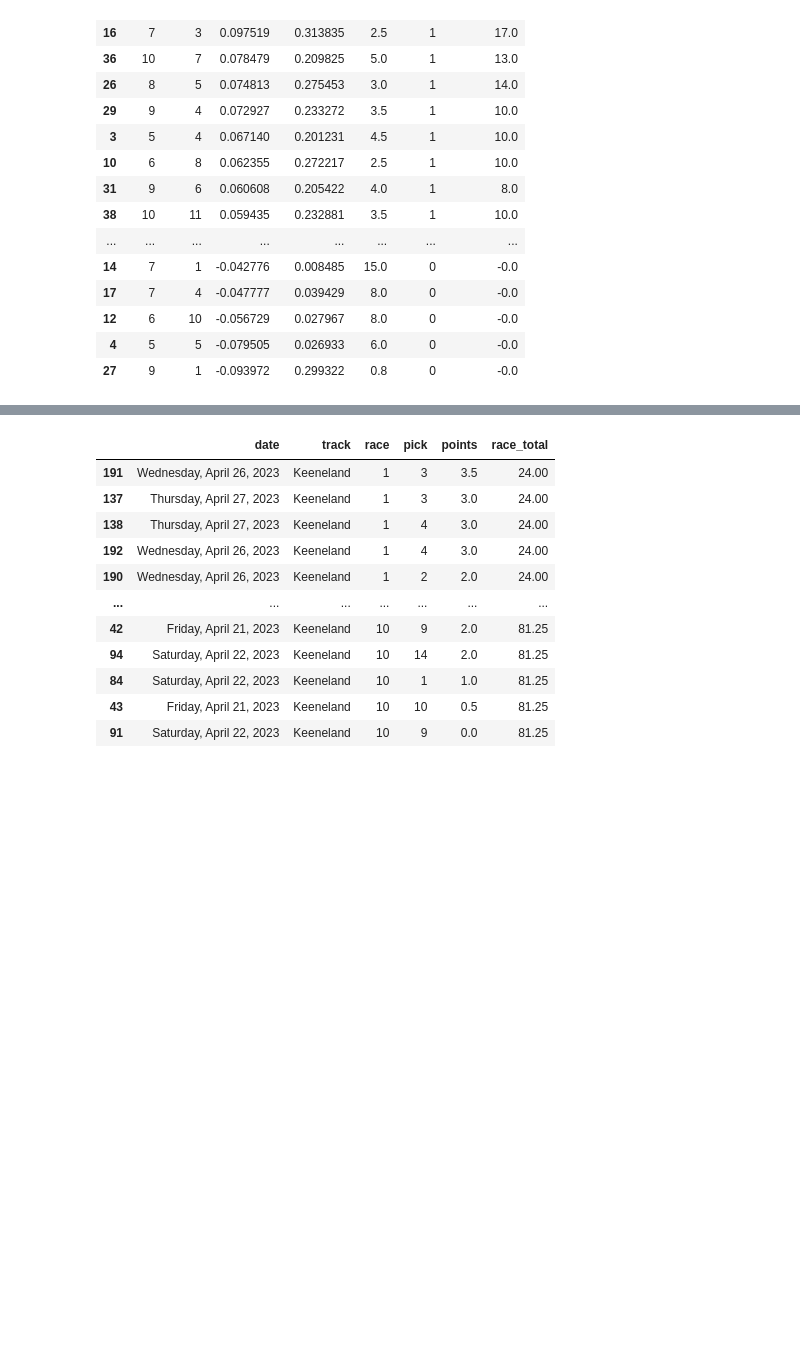
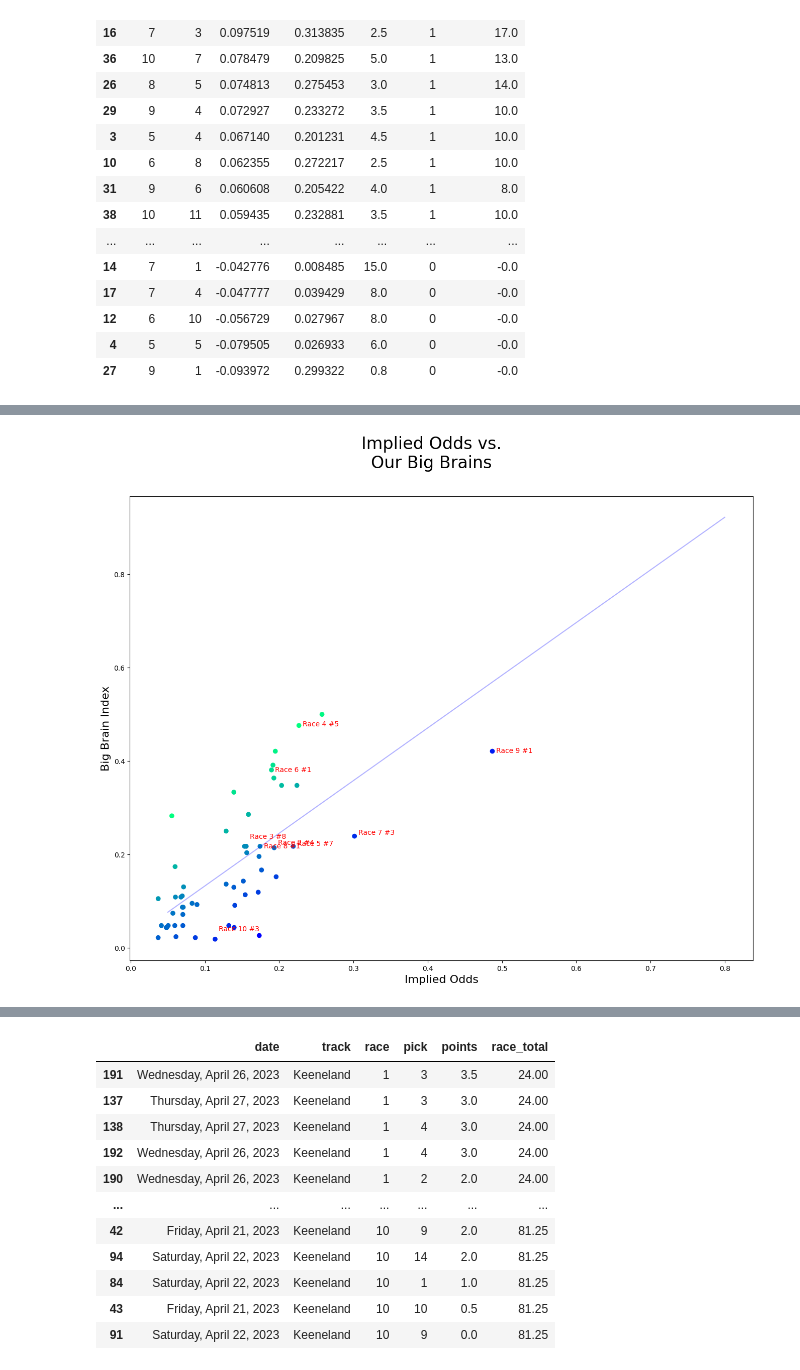
Before and after one commit to btatkinson/horse_cap_tracker, a Jupyter notebook: notebooks/kee_history.ipynb, the cells around one changed output, grey strips where cells are left out. Saved outputs shown, nothing was run; the diff lists cells and outputs as text; code cells hidden in the pictures; blank space fills up the shorter version.

```diff
--- a/notebooks/kee_history.ipynb
+++ b/notebooks/kee_history.ipynb
@@ -2616,0 +2510,3 @@ composite[['race','horse','BBC','pct_points','odds','is_bet','bet_amount']].sort
+# %%
+winners = entries.copy().loc[entries['finish']==1]
+winners = winners.rename(columns={'horse':'winner'})
@@ -2616,0 +2603,49 @@ composite[['race','horse','BBC','pct_points','odds','is_bet','bet_amount']].sort
+# %%
+
+from sklearn.linear_model import LinearRegression
+
+lr = LinearRegression()
+lr.fit(composite['implied_odds'].values.reshape(-1,1), composite['pct_points'].values.reshape(-1,1))
+xrange = np.linspace(0.05, 0.8, 1000).reshape(-1,1)
+y = lr.predict(xrange)
+
+composite['predicted'] = lr.predict(composite['implied_odds'].values.reshape(-1,1))
+composite['BBC'] = composite['pct_points'].copy()-composite['predicted'].copy()
+composite = composite.merge(winners[['date','track','race','winner']],how='left', on=['date','track','race'])
+composite['won'] = np.where(composite['winner']==composite['horse'], 1, 0)
+composite = composite.drop(columns=['winner'])
+# %%
+
+import matplotlib.pyplot as plt
+
+fig, ax = plt.subplots(figsize=[16, 12])
+fig.suptitle("Implied Odds vs.\nOur Big Brains", fontsize=24)
+ax.set_ylabel("Big Brain Index", fontsize=16)
+ax.set_xlabel("Implied Odds", fontsize=16)
+ax.scatter(composite['implied_odds'], composite['pct_points'], c=composite['BBC'], cmap='winter')
+ax.plot(xrange, y, c='blue', alpha=0.3)
+
+# names = aggr['sharp'].values
+composite['label'] = 'Race ' + composite['race'].copy().astype(str) + ' #' + composite['horse'].copy().astype(str)
+
+for index, row in composite.iterrows():
+    if row['won'] > 0.05:
+        ax.annotate(row['label'], (row['implied_odds']+0.005, row['pct_points']+np.random.random()*0.024-0.005), c='red')
+#     elif row['BBC'] > 0.02:
+#         ax.annotate(row['label'], (row['implied_odds']+0.005, row['pct_points']+np.random.random()*0.024-0.005), c='k')
+#     elif row['BBC'] < -0.03:
+#         ax.annotate(row['label'], (row['implied_odds']+0.005, row['pct_points']+np.random.random()*0.024-0.005), c='blue')
+
+# for i, txt in enumerate(names):
+#     if txt in ['Fat Bald Guy','Hersch','Somich','Plonk']:
+#         ax.annotate(txt, (aggr.winners_per_pick.values[i]+0.005, aggr.ROI.values[i]+0.005), c='r')
+#     elif txt=='Duke':
+#         ax.annotate(txt, (aggr.winners_per_pick.values[i]+0.005, aggr.ROI.values[i]+0.005), c='k',alpha=0.001)
+#     else:
+#         ax.annotate(txt, (aggr.winners_per_pick.values[i]+0.005, aggr.ROI.values[i]+0.005), c='k')
+
+
+plt.savefig("C:\\Users\Blake\Downloads\odds_baby.png")
+plt.show()
+# %% [output]
+[figure, added]
```
Also changed, not shown: parts of 30 cells of this notebook, 2 other files.
